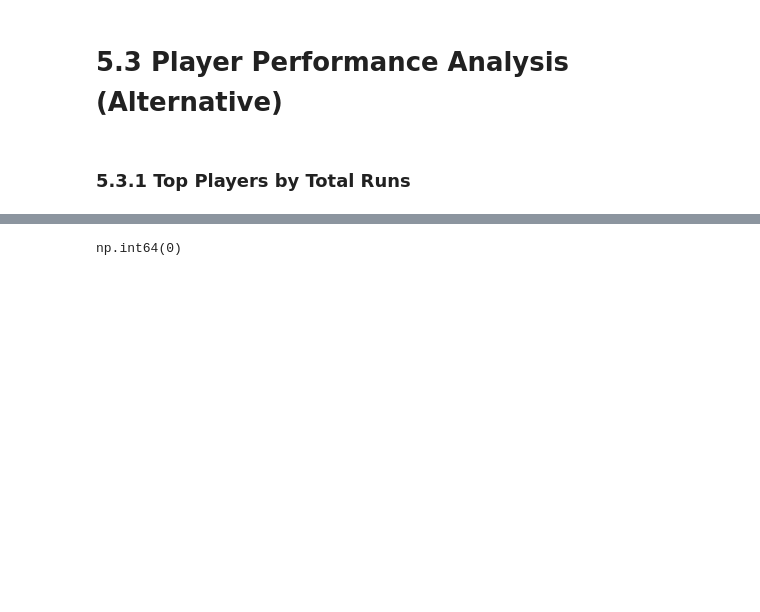
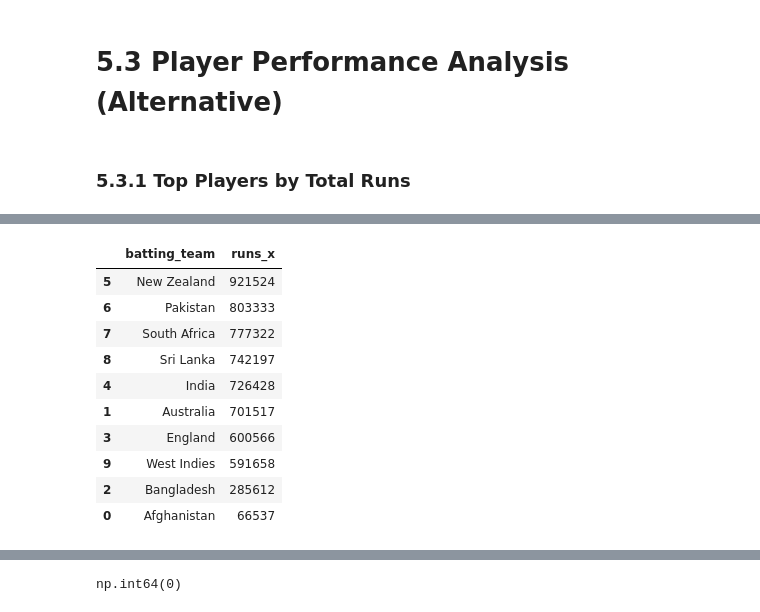
Before and after one commit to usama488/Data-science, a Jupyter notebook: (EDA)_of_the_2022_T20_World_Cup.ipynb, the cells around one changed output, grey strips where cells are left out. Cells and saved outputs as stored; diff of their text form; code cells hidden in the pictures; blank space fills up the shorter version.

```diff
--- a/(EDA)_of_the_2022_T20_World_Cup.ipynb
+++ b/(EDA)_of_the_2022_T20_World_Cup.ipynb
@@ -135,0 +119,16 @@ display(top_players_by_runs[['Player', 'Team', 'Runs']])
+# %%
+team_total_runs = df.groupby('batting_team')['runs_x'].sum().reset_index()
+team_total_runs = team_total_runs.sort_values(by='runs_x', ascending=False)
+display(team_total_runs.head(10))
+# %% [output]
+|  | batting_team | runs_x |
+| 5 | New Zealand | 921524 |
+| 6 | Pakistan | 803333 |
+| 7 | South Africa | 777322 |
+| 8 | Sri Lanka | 742197 |
+| 4 | India | 726428 |
+| 1 | Australia | 701517 |
+| 3 | England | 600566 |
+| 9 | West Indies | 591658 |
+| 2 | Bangladesh | 285612 |
+| 0 | Afghanistan | 66537 |
```
Also changed, not shown: parts of 30 cells of this notebook.
